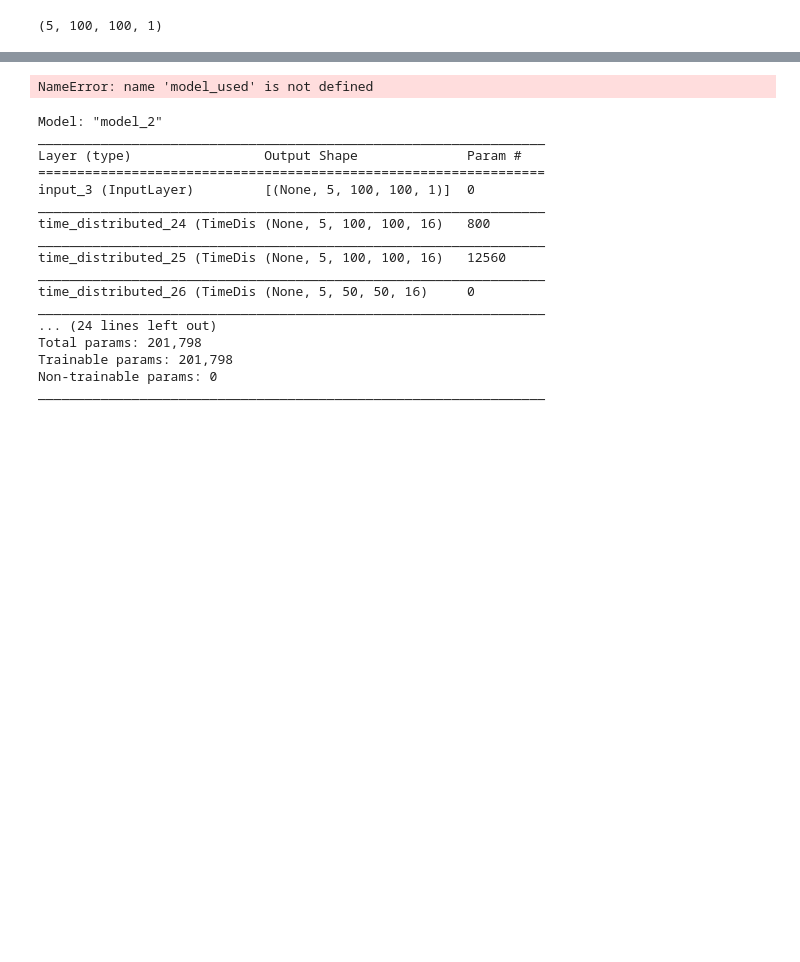
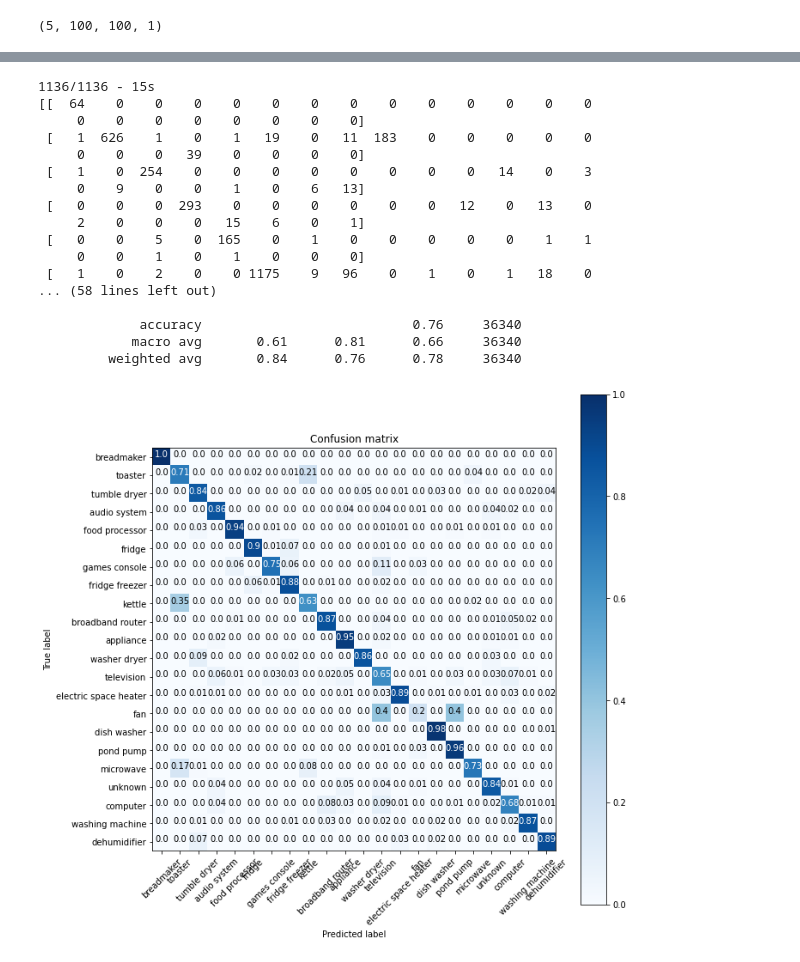
Before and after one commit to jenkoj/nilm, a Jupyter notebook: LSTM_gen.ipynb, the cells around one changed output, grey strips where cells are left out. Cells and saved outputs as stored; diff of their text form; code cells hidden in the pictures; blank space fills up the shorter version.

```diff
--- a/LSTM_gen.ipynb
+++ b/LSTM_gen.ipynb
@@ -237,9 +293,9 @@ train.shape[1:]
 (5, 100, 100, 1)
 # %%
 #fetch array of appliances
-enc_appliances = np.array(file["classes/appliances"])
+enc_appliances = np.array(file["appliances/classes"])
 appliances = [n.decode("utf-8") for n in enc_appliances]
-num_of_classes = file["classes/appliances"].shape[0]
+num_of_classes = file["appliances/classes"].shape[0]
 #manualy_selected_appliances.remove("microwave")
 
 #fetch array of weights
@@ -251,11 +307,11 @@ print(appliances)
 
 # #read train and label data
 #data_train = np.array(file['data/train']['gasf'])
-X_test = np.array(file['data/train']['gaf'])
-y_test = np.array(file['labels/train']['gasf'])
+#X_test = np.array(file['data/test']['gaf'])
+#y_test = np.array(file['labels/test']['gasf'])
 #y_test = tf.keras.utils.to_categorical(y_test, num_classes=num_of_classes)
 # labels_test = np.array(file['labels/test']['gasf'])
-labels_train = np.array(file['labels/train']['gasf'])
+labels_train = np.array(file['labels/train']['gaf'])
 
 # X_train = np.array(file['data/train']['gaf'])
 # X_test = np.array(file['data/test']['gaf'])
@@ -328,5 +412,6 @@ Epoch 150/150
 # %%
-path_model1 = path+"/models/refit/gen/model2"
-#model.save(path_model1)
+path_model1 = path+"/models/refit/gen/model3"
+model.save(path_model1)
 # %%
 model = keras.models.load_model(path_model1)
+model_used = model
@@ -357,37 +426,34 @@ results = model.evaluate(X_test, y_test, verbose = 2)
 # %%
 #Print results and plot confusion matrix
 
 #print('Test accuracy: ', results[1])
 #print("Loss: "f"{results[0]}")
 Y_pred = model_used.predict(X_test, verbose = 2)
 y_pred = np.argmax(Y_pred, axis=1)
 Y_test = np.argmax(y_test, axis=-1)
 C = confusion_matrix(Y_test, y_pred)
 # B =np.around((C / C.astype(np.float).sum(axis=1))*100,2)
 print(confusion_matrix(Y_test, y_pred))
-precision,recall,fscore,support=score(Y_test, y_pred,average='macro')
-print("F1 SCORE",fscore)
+#precision,recall,fscore,support=score(Y_test, y_pred,average='macro')
+#print("F1 SCORE",fscore)
 plot_confusion_matrix_norm(C, appliances, normalize=True)
 print(classification_report(Y_test, y_pred, target_names=appliances))
 # %% [output]
-NameError: name 'model_used' is not defined
+1136/1136 - 15s
+[[  64    0    0    0    0    0    0    0    0    0    0    0    0    0
+     0    0    0    0    0    0    0    0]
+ [   1  626    1    0    1   19    0   11  183    0    0    0    0    0
+     0    0    0   39    0    0    0    0]
+ [   1    0  254    0    0    0    0    0    0    0    0   14    0    3
+     0    9    0    0    1    0    6   13]
+ [   0    0    0  293    0    0    0    0    0    0   12    0   13    0
+     2    0    0    0   15    6    0    1]
+ [   0    0    5    0  165    0    1    0    0    0    0    0    1    1
+     0    0    1    0    1    0    0    0]
+ [   1    0    2    0    0 1175    9   96    0    1    0    1   18    0
+... (58 lines left out)
+
+             accuracy                           0.76     36340
+            macro avg       0.61      0.81      0.66     36340
+         weighted avg       0.84      0.76      0.78     36340
+[figure, added]
-# %%
-model.summary()
-# %% [output]
-Model: "model_2"
-_________________________________________________________________
-Layer (type)                 Output Shape              Param #
-=================================================================
-input_3 (InputLayer)         [(None, 5, 100, 100, 1)]  0
-_________________________________________________________________
-time_distributed_24 (TimeDis (None, 5, 100, 100, 16)   800
-_________________________________________________________________
-time_distributed_25 (TimeDis (None, 5, 100, 100, 16)   12560
-_________________________________________________________________
-time_distributed_26 (TimeDis (None, 5, 50, 50, 16)     0
-_________________________________________________________________
-... (24 lines left out)
-Total params: 201,798
-Trainable params: 201,798
-Non-trainable params: 0
-_________________________________________________________________
```
Also changed, not shown: parts of 18 cells of this notebook, 5 other files.
